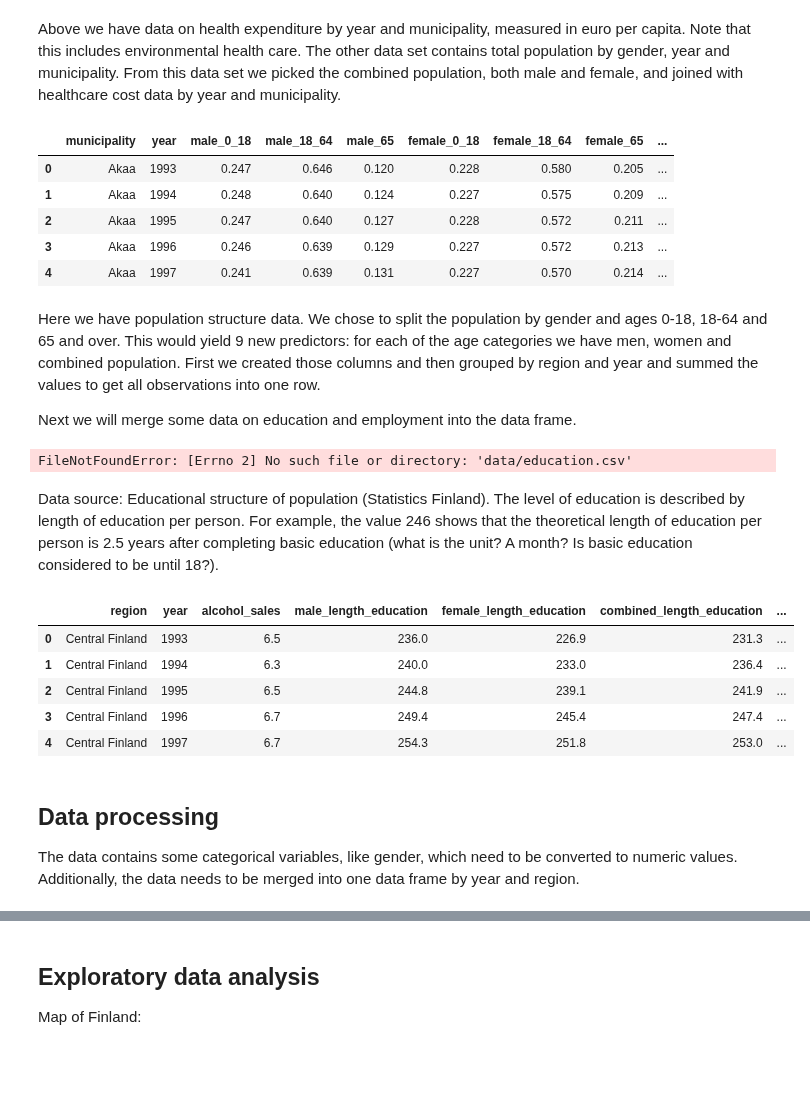
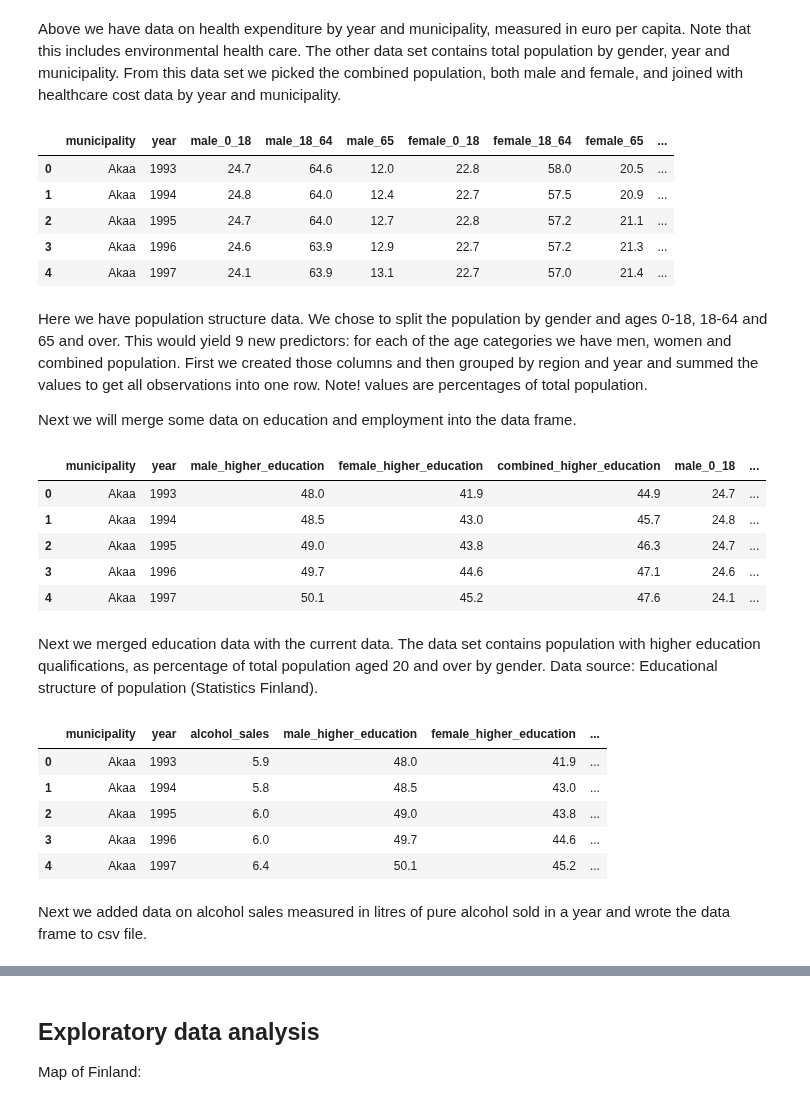
Before and after one commit to AnnaKuokkanen/DataScienceIntro, a Jupyter notebook: intro_to_data_project.ipynb, the cells around one changed output, grey strips where cells are left out. Saved outputs shown, nothing was run; the diff lists cells and outputs as text; code cells hidden in the pictures; blank space fills up the shorter version.

Commit message:
remove irrelevant data

```diff
--- a/intro_to_data_project.ipynb
+++ b/intro_to_data_project.ipynb
@@ -47,31 +47,31 @@ pop_structure.columns = ["category", "municipality", "gender", "year", "percent"
 
 # Create new columns male_0_18, male_18_64, male_65, female_0_18, female_18_64, female_65, combined_0_18, combined_18_64, combined_65
 pop_structure["male_0_18"] = np.where((pop_structure["category"] == "Population aged 0-18 as % of total population")
-                                      & (pop_structure["gender"] == "male"), pop_structure["percent"] / 100, 0)
+                                      & (pop_structure["gender"] == "male"), pop_structure["percent"], 0)
 
 pop_structure["male_18_64"] = np.where((pop_structure["category"] == "Population aged 18-64 as % of total population")
-                                      & (pop_structure["gender"] == "male"), pop_structure["percent"] / 100, 0)
+                                      & (pop_structure["gender"] == "male"), pop_structure["percent"], 0)
 
 pop_structure["male_65"] = np.where((pop_structure["category"] == "Population aged 65 and over as % of total population")
-                                      & (pop_structure["gender"] == "male"), pop_structure["percent"] / 100, 0)
+                                      & (pop_structure["gender"] == "male"), pop_structure["percent"], 0)
 
 pop_structure["female_0_18"] = np.where((pop_structure["category"] == "Population aged 0-18 as % of total population")
-                                      & (pop_structure["gender"] == "female"), pop_structure["percent"] / 100, 0)
+                                      & (pop_structure["gender"] == "female"), pop_structure["percent"], 0)
 
 pop_structure["female_18_64"] = np.where((pop_structure["category"] == "Population aged 18-64 as % of total population")
-                                      & (pop_structure["gender"] == "female"), pop_structure["percent"] / 100, 0)
+                                      & (pop_structure["gender"] == "female"), pop_structure["percent"], 0)
 
 pop_structure["female_65"] = np.where((pop_structure["category"] == "Population aged 65 and over as % of total population")
-                                      & (pop_structure["gender"] == "female"), pop_structure["percent"] / 100, 0)
+                                      & (pop_structure["gender"] == "female"), pop_structure["percent"], 0)
 
 pop_structure["combined_0_18"] = np.where((pop_structure["category"] == "Population aged 0-18 as % of total population")
-                                      & (pop_structure["gender"] == "combined"), pop_structure["percent"] / 100, 0)
+                                      & (pop_structure["gender"] == "combined"), pop_structure["percent"], 0)
 
 pop_structure["combined_18_64"] = np.where((pop_structure["category"] == "Population aged 18-64 as % of total population")
-                                      & (pop_structure["gender"] == "combined"), pop_structure["percent"] / 100, 0)
+                                      & (pop_structure["gender"] == "combined"), pop_structure["percent"], 0)
 
 pop_structure["combined_65"] = np.where((pop_structure["category"] == "Population aged 65 and over as % of total population")
-                                      & (pop_structure["gender"] == "combined"), pop_structure["percent"] / 100, 0)
+                                      & (pop_structure["gender"] == "combined"), pop_structure["percent"], 0)
 
 # Drop percentage, total, gender and category, group by year and region and obtain sum
 pop_structure = pop_structure.drop(columns=["category", "gender", "percent"])
@@ -85,50 +85,54 @@ data.head()
 #data.iloc[:, 2:11] = data.iloc[:, 2:11] * data[["pop_total"]].to_numpy()
 # %% [output]
 |  | municipality | year | male_0_18 | male_18_64 | male_65 | female_0_18 | female_18_64 | female_65 | ... |
-| 0 | Akaa | 1993 | 0.247 | 0.646 | 0.120 | 0.228 | 0.580 | 0.205 | ... |
-| 1 | Akaa | 1994 | 0.248 | 0.640 | 0.124 | 0.227 | 0.575 | 0.209 | ... |
-| 2 | Akaa | 1995 | 0.247 | 0.640 | 0.127 | 0.228 | 0.572 | 0.211 | ... |
-| 3 | Akaa | 1996 | 0.246 | 0.639 | 0.129 | 0.227 | 0.572 | 0.213 | ... |
-| 4 | Akaa | 1997 | 0.241 | 0.639 | 0.131 | 0.227 | 0.570 | 0.214 | ... |
+| 0 | Akaa | 1993 | 24.7 | 64.6 | 12.0 | 22.8 | 58.0 | 20.5 | ... |
+| 1 | Akaa | 1994 | 24.8 | 64.0 | 12.4 | 22.7 | 57.5 | 20.9 | ... |
+| 2 | Akaa | 1995 | 24.7 | 64.0 | 12.7 | 22.8 | 57.2 | 21.1 | ... |
+| 3 | Akaa | 1996 | 24.6 | 63.9 | 12.9 | 22.7 | 57.2 | 21.3 | ... |
+| 4 | Akaa | 1997 | 24.1 | 63.9 | 13.1 | 22.7 | 57.0 | 21.4 | ... |
 # %% [markdown]
-Here we have population structure data. We chose to split the population by gender and ages 0-18, 18-64 and 65 and over. This would yield 9 new predictors: for each of the age categories we have men, women and combined population. First we created those columns and then grouped by region and year and summed the values to get all observations into one row.
+Here we have population structure data. We chose to split the population by gender and ages 0-18, 18-64 and 65 and over. This would yield 9 new predictors: for each of the age categories we have men, women and combined population. First we created those columns and then grouped by region and year and summed the values to get all observations into one row. Note! values are percentages of total population.
 
 Next we will merge some data on education and employment into the data frame.
 # %%
 # load data, drop unnecessary column
-edu = pd.read_csv("data/education.csv", sep=';', header=None).drop(columns=[0, 1, 3, 7])
-edu.columns = ["region", "sex", "year", "length of education per person"]
+edu = pd.read_csv("data/education_municipality.csv", sep=';', header=None).drop(columns=[0, 1, 3, 7])
+edu.columns = ["municipality", "gender", "year", "higher_education"]
 
-edu_pivot = edu.pivot_table(index=['region', 'year'], columns='sex', values='length of education per person').reset_index()
+# pivot by gender
+edu_pivot = edu.pivot_table(index=["municipality", "year"], columns="gender", values="higher_education").reset_index()
+edu_pivot.rename(columns={"combined": "combined_higher_education", "female": "female_higher_education", "male": "male_higher_education"}, inplace=True)
 
-edu_pivot.rename(columns={'combined': 'combined_length_education', 'female': 'female_length_education', 'male': 'male_length_education'}, inplace=True)
 # only select relevant columns
-edu_pivot = edu_pivot[['region', 'year', 'male_length_education', 'female_length_education', 'combined_length_education']]
+edu_pivot = edu_pivot[["municipality", "year", "male_higher_education", "female_higher_education", "combined_higher_education"]]
 
-
-data = pd.merge(edu_pivot, data, how="inner", on=["year", "region"])
+# merge with previous data
+data = pd.merge(edu_pivot, data, how="inner", on=["year", "municipality"])
 data.head()
 # %% [output]
-FileNotFoundError: [Errno 2] No such file or directory: 'data/education.csv'
+|  | municipality | year | male_higher_education | female_higher_education | combined_higher_education | male_0_18 | ... |
+| 0 | Akaa | 1993 | 48.0 | 41.9 | 44.9 | 24.7 | ... |
+| 1 | Akaa | 1994 | 48.5 | 43.0 | 45.7 | 24.8 | ... |
+| 2 | Akaa | 1995 | 49.0 | 43.8 | 46.3 | 24.7 | ... |
+| 3 | Akaa | 1996 | 49.7 | 44.6 | 47.1 | 24.6 | ... |
+| 4 | Akaa | 1997 | 50.1 | 45.2 | 47.6 | 24.1 | ... |
-# %% [markdown]
-Data source: Educational structure of population (Statistics Finland). The level of education is described by length of education per person. For example, the value 246 shows that the theoretical length of education per person is 2.5 years after completing basic education (what is the unit? A month? Is basic education considered to be until 18?).
+# %% [markdown]
+Next we merged education data with the current data. The data set contains population with higher education qualifications, as percentage of total population aged 20 and over by gender. Data source: Educational structure of population (Statistics Finland).
 # %%
 # alchohol data, as litres of pure alcohol sold per capita
-alcohol = pd.read_csv("data/alcohol_sales.csv", sep=";", header=None).drop(columns=[0, 1, 3, 4, 7])
-alcohol.columns = ["region", "year", "alcohol_sales"]
+alcohol = pd.read_csv("data/alcohol_sales_municipality.csv", sep=";", header=None).drop(columns=[0, 1, 3, 4, 7])
+alcohol.columns = ["municipality", "year", "alcohol_sales"]
 
-data = pd.merge(alcohol, data, how="inner", on=["year", "region"])
+data = pd.merge(alcohol, data, how="inner", on=["year", "municipality"])
 data.head()
 # %% [output]
-|  | region | year | alcohol_sales | male_length_education | female_length_education | combined_length_education | ... |
-| 0 | Central Finland | 1993 | 6.5 | 236.0 | 226.9 | 231.3 | ... |
-| 1 | Central Finland | 1994 | 6.3 | 240.0 | 233.0 | 236.4 | ... |
-| 2 | Central Finland | 1995 | 6.5 | 244.8 | 239.1 | 241.9 | ... |
-| 3 | Central Finland | 1996 | 6.7 | 249.4 | 245.4 | 247.4 | ... |
-| 4 | Central Finland | 1997 | 6.7 | 254.3 | 251.8 | 253.0 | ... |
+|  | municipality | year | alcohol_sales | male_higher_education | female_higher_education | ... |
+| 0 | Akaa | 1993 | 5.9 | 48.0 | 41.9 | ... |
+| 1 | Akaa | 1994 | 5.8 | 48.5 | 43.0 | ... |
+| 2 | Akaa | 1995 | 6.0 | 49.0 | 43.8 | ... |
+| 3 | Akaa | 1996 | 6.0 | 49.7 | 44.6 | ... |
+| 4 | Akaa | 1997 | 6.4 | 50.1 | 45.2 | ... |
+# %% [markdown]
+Next we added data on alcohol sales measured in litres of pure alcohol sold in a year and wrote the data frame to csv file.
 # %%
 data.to_csv("data/data_merged.csv")
-# %% [markdown]
-## Data processing
-
-The data contains some categorical variables, like gender, which need to be converted to numeric values. Additionally, the data needs to be merged into one data frame by year and region.
```
Also changed, not shown: parts of 3 cells of this notebook, 7 other files.
